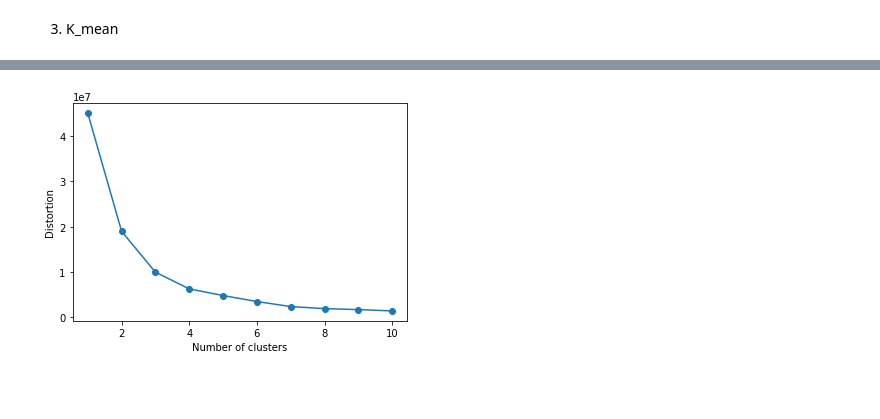
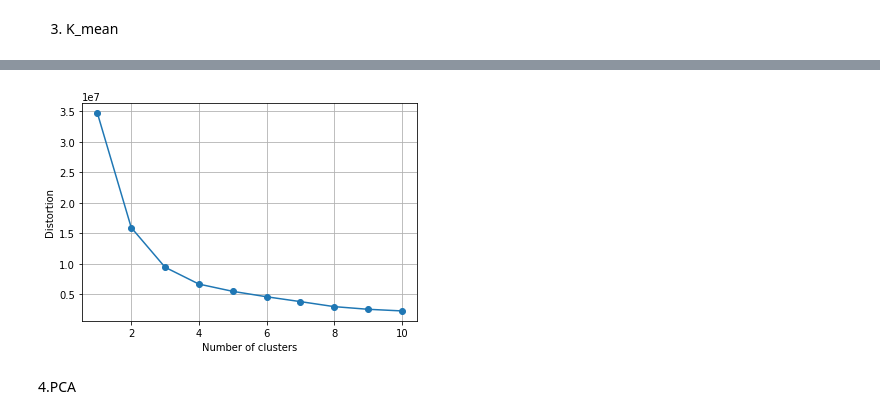
Before and after one commit to nghiavuPrac/AIL_Assignment, a Jupyter notebook: Assignment_5/Kmean_PCA.ipynb, the cells around one changed output, grey strips where cells are left out. Cells and saved outputs as stored; diff of their text form; code cells hidden in the pictures; blank space fills up the shorter version.

```diff
--- a/Assignment_5/Kmean_PCA.ipynb
+++ b/Assignment_5/Kmean_PCA.ipynb
@@ -26,9 +25,10 @@ df.head()
 # %%
 new_feature = "container"
 new_feature2 = "venue"
+new_feature3 = "location"
 # %%
 #b/ Select features
-data = df[["start time","end time","Unnamed: 11","viewer feeling of youtuber's style ",new_feature, new_feature2]]
+data = df[["start time","end time","Unnamed: 11",new_feature, new_feature2,new_feature3,"viewer feeling of youtuber's style ","viewer feeling of presented food","YouTuber feeling"]]
 # %%
 data= data.dropna(axis= 0)
 data.describe()
@@ -47,3 +47,4 @@ data.describe()
 le = LabelEncoder()
 data[new_feature] = le.fit_transform(data[new_feature])
 data[new_feature2] = le.fit_transform(data[new_feature2])
+data[new_feature3] = le.fit_transform(data[new_feature3])
@@ -138,9 +148,11 @@ data.groupby(["viewer feeling of youtuber's style "]).count().plot(kind='pie',y
 # %%
 
+# Phân loại
+input_data = data[['duration',"Unnamed: 11",new_feature, new_feature2,new_feature3,"viewer feeling of presented food","YouTuber feeling"]]
 
-# Phân loại
-input_data = data[['duration', 'Unnamed: 11',new_feature,new_feature2]]
+target_data = data["viewer feeling of youtuber's style "]
 x = input_data.to_numpy()
+y = target_data.to_numpy()
 # %%
 input_data.head()
 # %% [output]
@@ -260,20 +294,23 @@ plt.show()
 # %%
-
+#Using elbow method to choose optimal number of cluster
 # calculate distortion for a range of number of cluster
 distortions = []
 for i in range(1, 11):
-    km = KMeans(
+    km2 = KMeans(
         n_clusters=i, init='random',
         n_init=10, max_iter=300,
         tol=1e-04, random_state=0
     )
-    km.fit(x)
-    distortions.append(km.inertia_)
+    km2.fit(x)
+    distortions.append(km2.inertia_)
 
 # plot
 plt.plot(range(1, 11), distortions, marker='o')
 plt.xlabel('Number of clusters')
 plt.ylabel('Distortion')
+plt.grid()
 plt.show()
 # %% [output]
-[figure, old version]
+[figure, new version]
+# %% [markdown]
+4.PCA
```
Also changed, not shown: parts of 21 cells of this notebook.
